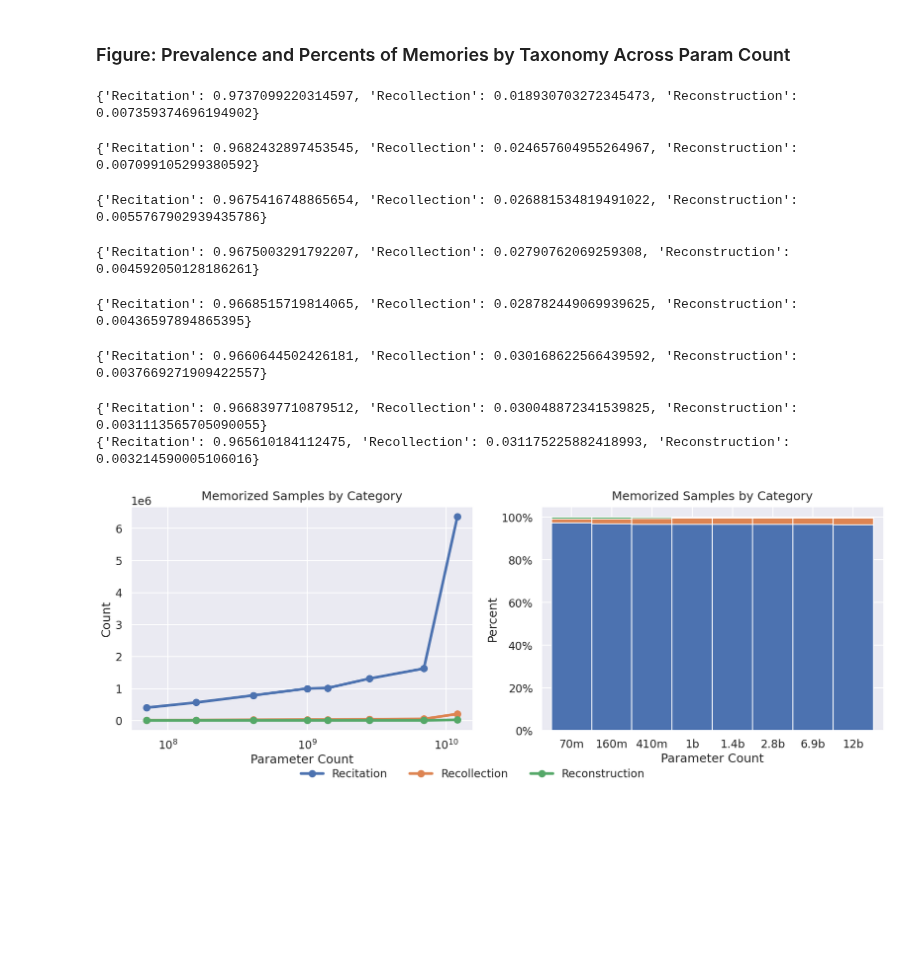
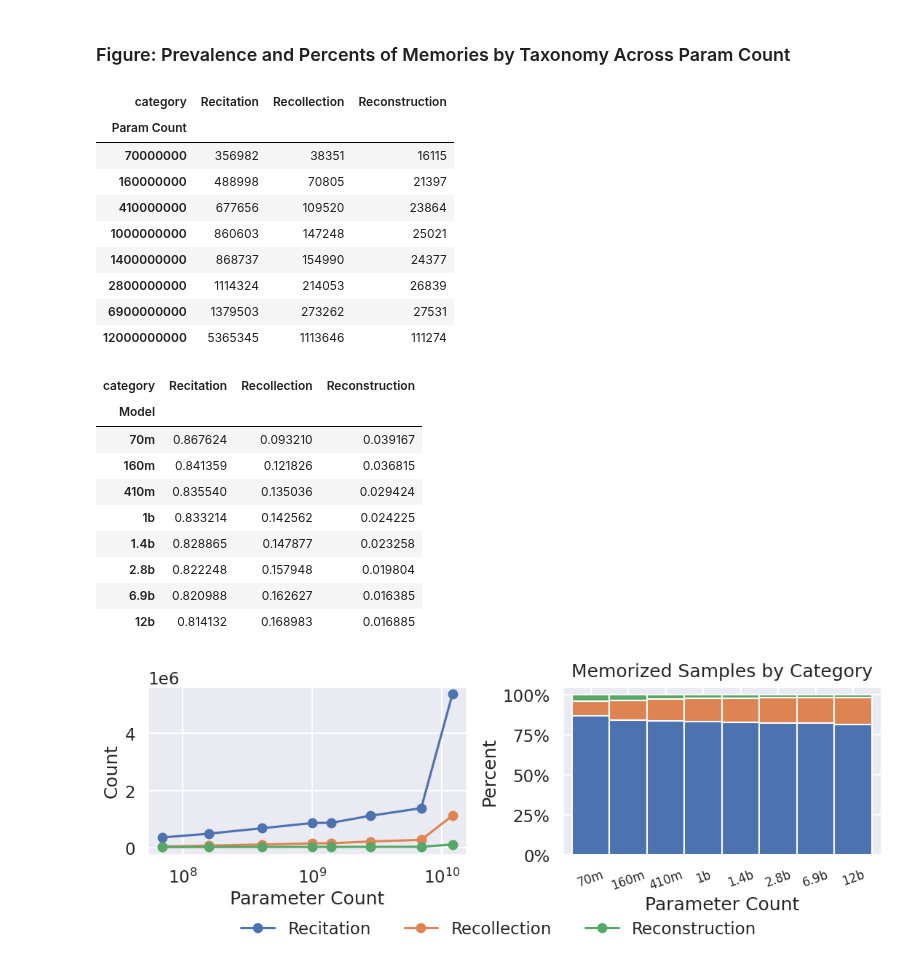
Before and after one commit to EleutherAI/semantic-memorization, a Jupyter notebook: working_dirs/kyle/results_analysis/results_analysis.ipynb, the cells around one changed output. Saved outputs shown, nothing was run; the diff lists cells and outputs as text; code cells hidden in the pictures; blank space fills up the shorter version.

Commit message:
Begin adding percents across time+Scale

```diff
--- a/working_dirs/kyle/results_analysis/results_analysis.ipynb
+++ b/working_dirs/kyle/results_analysis/results_analysis.ipynb
@@ -16,7 +16,7 @@ tqdm.pandas()
 split_sample_size = None
 label_title_padding = 10
 study_pile = False
-RECITATION_THRESHOLD = 2
+RECITATION_THRESHOLD = 10
 # %%
 memories_path = "usvsnsp/generation-semantic-filters"
 intermediate_path = "usvsnsp/generation-semantic-intermediate-filters"
@@ -240,7 +284,47 @@ fig.savefig(f"categories_across_time+scale_recitation={RECITATION_THRESHOLD}.png
 # %% [markdown]
 ### Figure: Prevalence and Percents of Memories by Taxonomy Across Param Count
+# %%
+counts_frame = combined_dataframe.value_counts(["Param Count", "category"]).unstack().reindex(split_to_param_count.values())
+display(counts_frame)
+# %% [output]
+| category | Recitation | Recollection | Reconstruction |
+| Param Count |  |  |  |
+| 70000000 | 356982 | 38351 | 16115 |
+| 160000000 | 488998 | 70805 | 21397 |
+| 410000000 | 677656 | 109520 | 23864 |
+| 1000000000 | 860603 | 147248 | 25021 |
+| 1400000000 | 868737 | 154990 | 24377 |
+| 2800000000 | 1114324 | 214053 | 26839 |
+| 6900000000 | 1379503 | 273262 | 27531 |
+| 12000000000 | 5365345 | 1113646 | 111274 |
+# %%
+all_percents = []
+for param_count in tqdm(split_to_param_count.values()):
+    model_examples = combined_dataframe[combined_dataframe["Param Count"] == param_count]
+    model_percents = model_examples.value_counts("category", normalize=True).to_dict()
+    for category in model_percents:
+        all_percents.append({
+            "Model": model_examples["Model"].unique()[0],
+            "Param Count": param_count,
+            "category": category,
+            "percent": model_percents[category],
+        })
+
+percents_frame = pd.DataFrame(all_percents).pivot(index="Model", columns="category", values="percent").reindex(split_to_param_count.keys())
+display(percents_frame)
+# %% [output]
+| category | Recitation | Recollection | Reconstruction |
+| Model |  |  |  |
+| 70m | 0.867624 | 0.093210 | 0.039167 |
+| 160m | 0.841359 | 0.121826 | 0.036815 |
+| 410m | 0.835540 | 0.135036 | 0.029424 |
+| 1b | 0.833214 | 0.142562 | 0.024225 |
+| 1.4b | 0.828865 | 0.147877 | 0.023258 |
+| 2.8b | 0.822248 | 0.157948 | 0.019804 |
+| 6.9b | 0.820988 | 0.162627 | 0.016385 |
+| 12b | 0.814132 | 0.168983 | 0.016885 |
 # %%
-fig, axes = plt.subplots(1, 2, figsize=(20, 6))
+fig, axes = plt.subplots(1, 2, figsize=(13, 3))
 
 counts_frame = combined_dataframe.value_counts(["Param Count", "category"]).unstack().reindex(split_to_param_count.values())
 counts_frame.plot.line(
@@ -248,62 +332,42 @@ counts_frame.plot.line(
     rot=0,
     ylabel="Count",
     marker="o",
-    markersize=10,
-    linewidth=4,
 )
 
 # log x axis
 axes[0].set_xscale("log")
 
-axes[0].set_title("Memorized Samples by Category", pad=label_title_padding)
-
 # right plot is the each category across model size
-all_percents = []
-for param_count in tqdm(split_to_param_count.values()):
-    model_examples = combined_dataframe[combined_dataframe["Param Count"] == param_count]
-    model_percents = model_examples.value_counts("category", normalize=True).to_dict()
-    print(model_percents)
-    for category in model_percents:
-        all_percents.append({
-            "Model": model_examples["Model"].unique()[0],
-            "Param Count": param_count,
-            "category": category,
-            "percent": model_percents[category],
-        })
-
 # create a normalized bar plot stacked by category with a seperate bar for each Model
 # have no space between bars
-percents_frame = pd.DataFrame(all_percents).pivot(index="Model", columns="category", values="percent").reindex(split_to_param_count.keys())
 percents_frame.plot.bar(
     stacked=True,
     ax=axes[1],
     rot=0,
     width=1,
     ylabel="Percent",
 )
 
 axes[1].set_title("Memorized Samples by Category", pad=label_title_padding)
 axes[1].yaxis.set_major_formatter(plt.FuncFormatter(lambda x, loc: "{:,}%".format(int(x * 100))))
 
+# rotate x axis labels
+axes[1].tick_params(axis='x', rotation=20, labelsize=12)
+
 # remove right legend
 axes[1].get_legend().remove()
 
+# add padding for labels
+fig.subplots_adjust(wspace=0.30)
+
 # have a common legend for both plots centered below the figure. No legend box
-axes[0].legend(loc='upper center', bbox_to_anchor=(1, -0.125), ncol=4, frameon=False)
+axes[0].legend(loc='upper center', bbox_to_anchor=(1.1, -0.3), ncol=4, frameon=False)
 
 # set x label for both plots as "Parameter Count"
 for ax in axes:
     ax.set_xlabel("Parameter Count")
 
 # save figure_categories_count_pcercents.png
 plt.savefig("figure_categories_count_percents.png", bbox_inches='tight')
 # %% [output]
-{'Recitation': 0.9737099220314597, 'Recollection': 0.018930703272345473, 'Reconstruction': 0.007359374696194902}
-{'Recitation': 0.9682432897453545, 'Recollection': 0.024657604955264967, 'Reconstruction': 0.007099105299380592}
-{'Recitation': 0.9675416748865654, 'Recollection': 0.026881534819491022, 'Reconstruction': 0.0055767902939435786}
-{'Recitation': 0.9675003291792207, 'Recollection': 0.02790762069259308, 'Reconstruction': 0.004592050128186261}
-{'Recitation': 0.9668515719814065, 'Recollection': 0.028782449069939625, 'Reconstruction': 0.00436597894865395}
-{'Recitation': 0.9660644502426181, 'Recollection': 0.030168622566439592, 'Reconstruction': 0.0037669271909422557}
-{'Recitation': 0.9668397710879512, 'Recollection': 0.030048872341539825, 'Reconstruction': 0.0031113565705090055}
-{'Recitation': 0.965610184112475, 'Recollection': 0.031175225882418993, 'Reconstruction': 0.003214590005106016}
-[figure, old version]
+[figure, new version]
```
Also changed, not shown: parts of 8 cells of this notebook, 2 other files.
